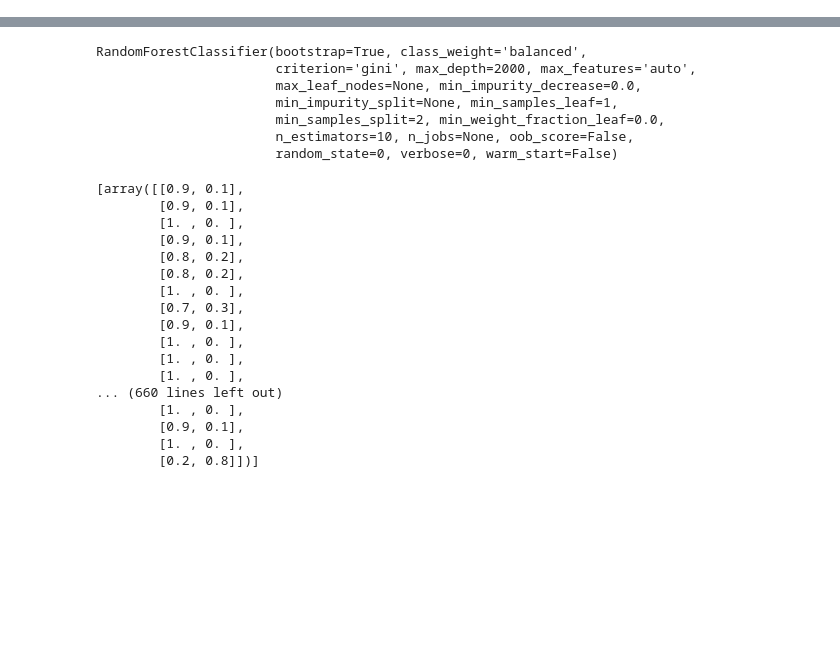
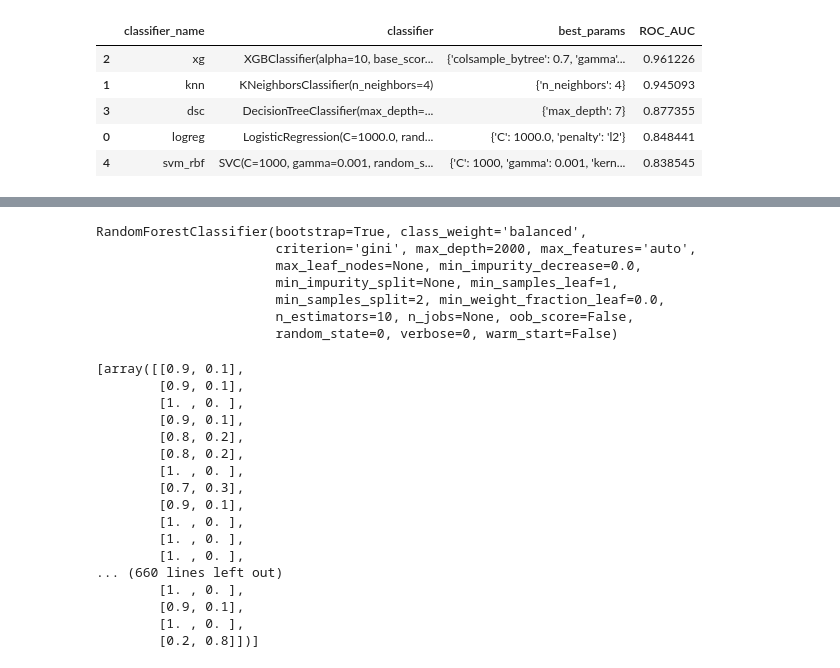
Before and after one commit to sebinsunny/US-Recession-Predictor, a Jupyter notebook: src/Models/svm.ipynb, the cells around one changed output, grey strips where cells are left out. Saved outputs shown, nothing was run; the diff lists cells and outputs as text; code cells hidden in the pictures; blank space fills up the shorter version.

Commit message:
Added machine learning pipeline to run all the Models, edit the tableau graph

```diff
--- a/src/Models/svm.ipynb
+++ b/src/Models/svm.ipynb
@@ -90,2 +73,6 @@ Index(['Date', 'Non-farm_Payrolls', 'Civilian_Unemployment_Rate',
 # %%
-X_train, X_test, y_train, y_test = train_test_split(x_training_data, x_training_data.iloc[:,7:], test_size=0.30)
+X_train, X_test, y_train, y_test= train_test_split(x_training_data, x_training_data.iloc[:,7:], test_size=0.20)
+# %%
+from imblearn.over_sampling import ADASYN
+adasyn = ADASYN(random_state=88)
+X_adasyn, y_adasyn = adasyn.fit_resample(X_train.iloc[:,1:7], y_train['Recession_in_24mo'])
@@ -91,0 +108,22 @@ X_train, X_test, y_train, y_test = train_test_split(x_training_data, x_training_
+# %%
+from sklearn.metrics import roc_auc_score
+def model_selection(classifier, name, grid, X_train, y_train, scoring,i):
+
+    gridsearch_cv=GridSearchCV(classifier,
+                               grid,
+                               cv=5,
+                               scoring = scoring,verbose=2,n_jobs=4)
+
+    gridsearch_cv.fit(X_adasyn, y_adasyn)
+
+    results_dict = {}
+
+    results_dict['classifier_name'] = name
+    results_dict['classifier'] = gridsearch_cv.best_estimator_
+    results_dict['best_params'] = gridsearch_cv.best_params_
+    results_dict['ROC_AUC'] = gridsearch_cv.best_score_
+    filename = i+'.'+name
+    pickle.dump(gridsearch_cv.best_estimator_, open(filename, 'wb'))
+
+    return(results_dict)
+results = []
@@ -91,0 +180,9 @@ X_train, X_test, y_train, y_test = train_test_split(x_training_data, x_training_
+# %%
+results_df
+# %% [output]
+|  | classifier_name | classifier | best_params | ROC_AUC |
+| 2 | xg | XGBClassifier(alpha=10, base_scor... | {'colsample_bytree': 0.7, 'gamma'... | 0.961226 |
+| 1 | knn | KNeighborsClassifier(n_neighbors=4) | {'n_neighbors': 4} | 0.945093 |
+| 3 | dsc | DecisionTreeClassifier(max_depth=... | {'max_depth': 7} | 0.877355 |
+| 0 | logreg | LogisticRegression(C=1000.0, rand... | {'C': 1000.0, 'penalty': 'l2'} | 0.848441 |
+| 4 | svm_rbf | SVC(C=1000, gamma=0.001, random_s... | {'C': 1000, 'gamma': 0.001, 'kern... | 0.838545 |
```
Also changed, not shown: parts of 23 cells of this notebook, 23 other files.
